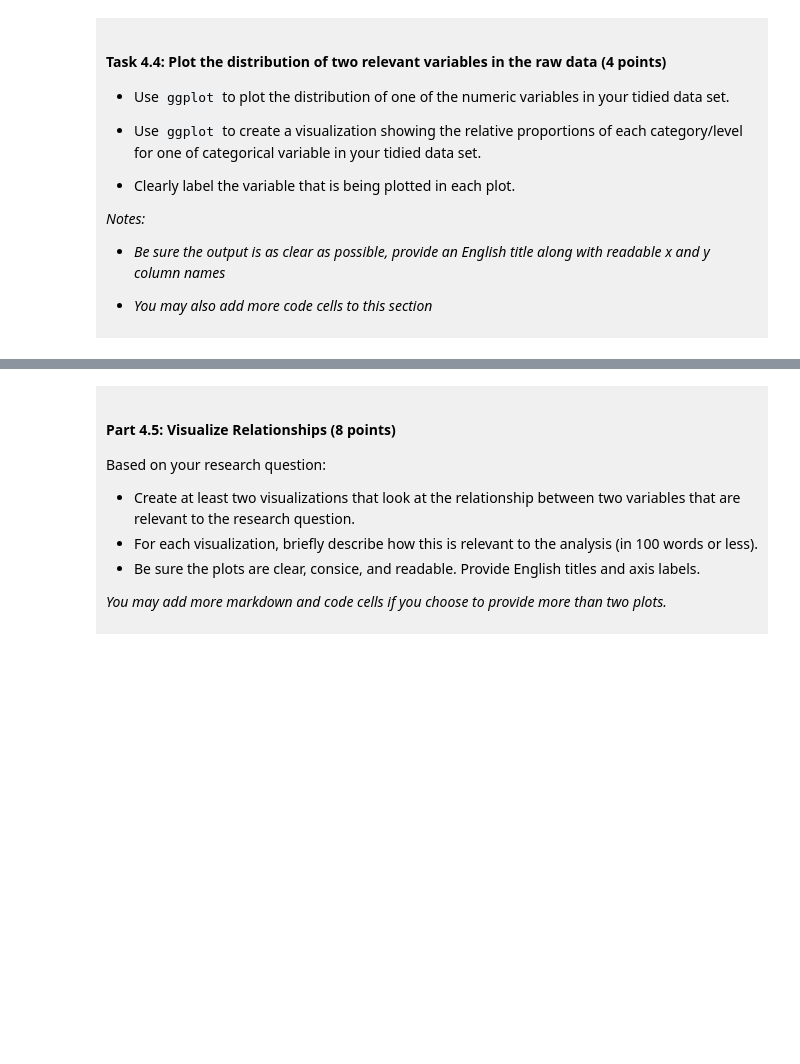
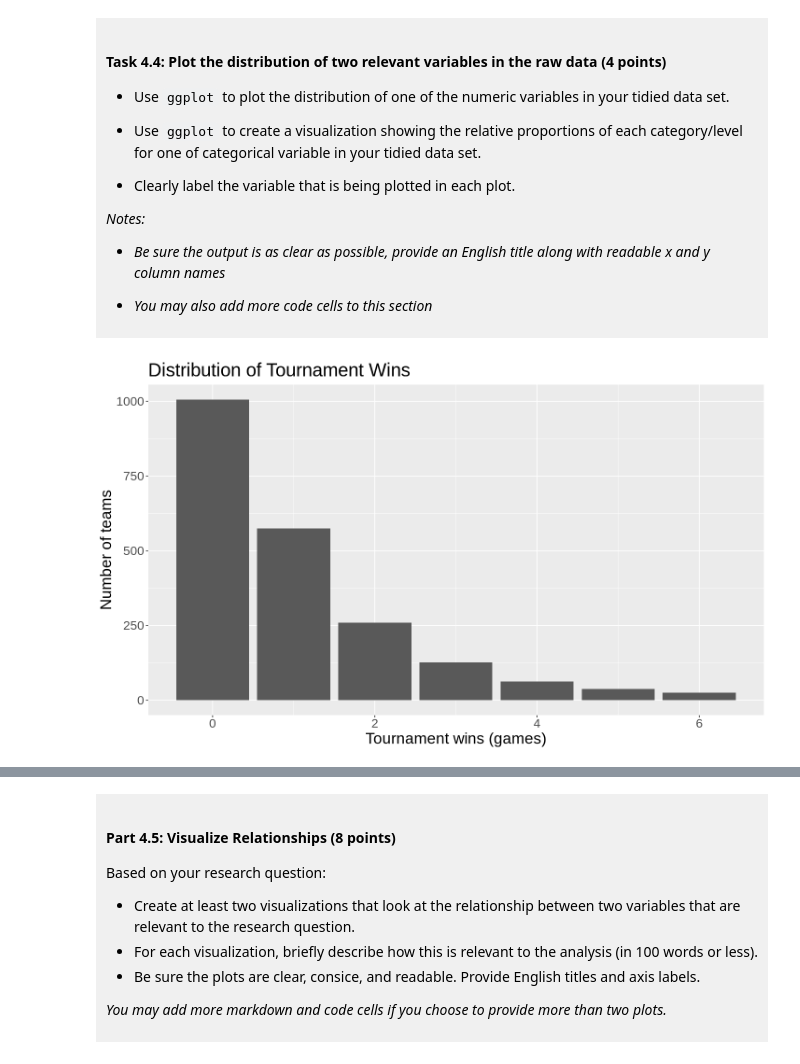
Before and after one commit to youngfsd/dsci-100-project-fateh-dhatt, a Jupyter notebook: dsci-100-project-notebook.ipynb, the cells around one changed output, grey strips where cells are left out. Cells and saved outputs as stored; diff of their text form; code cells hidden in the pictures; blank space fills up the shorter version.

```diff
--- a/dsci-100-project-notebook.ipynb
+++ b/dsci-100-project-notebook.ipynb
@@ -296,5 +338,16 @@ You will refine your research question (if needed) and produce a tidy data set.
 
 </div>
 # %%
-### EDIT THIS CODE CELL FOR PLOT 1 ###
+options(repr.plot.width = 12, repr.plot.height = 7)
+
+wins_hist <- ggplot(women_tidy, aes(x = tourney_wins)) +
+    geom_bar() +
+    labs(x = "Tournament wins (games)",
+         y = "Number of teams",
+         title = "Distribution of Tournament Wins")+
+      theme(text = element_text(size = 20))
+
+wins_hist
+# %% [output]
+[figure, added]
 # %%
```
Also changed, not shown: parts of 10 cells of this notebook.
